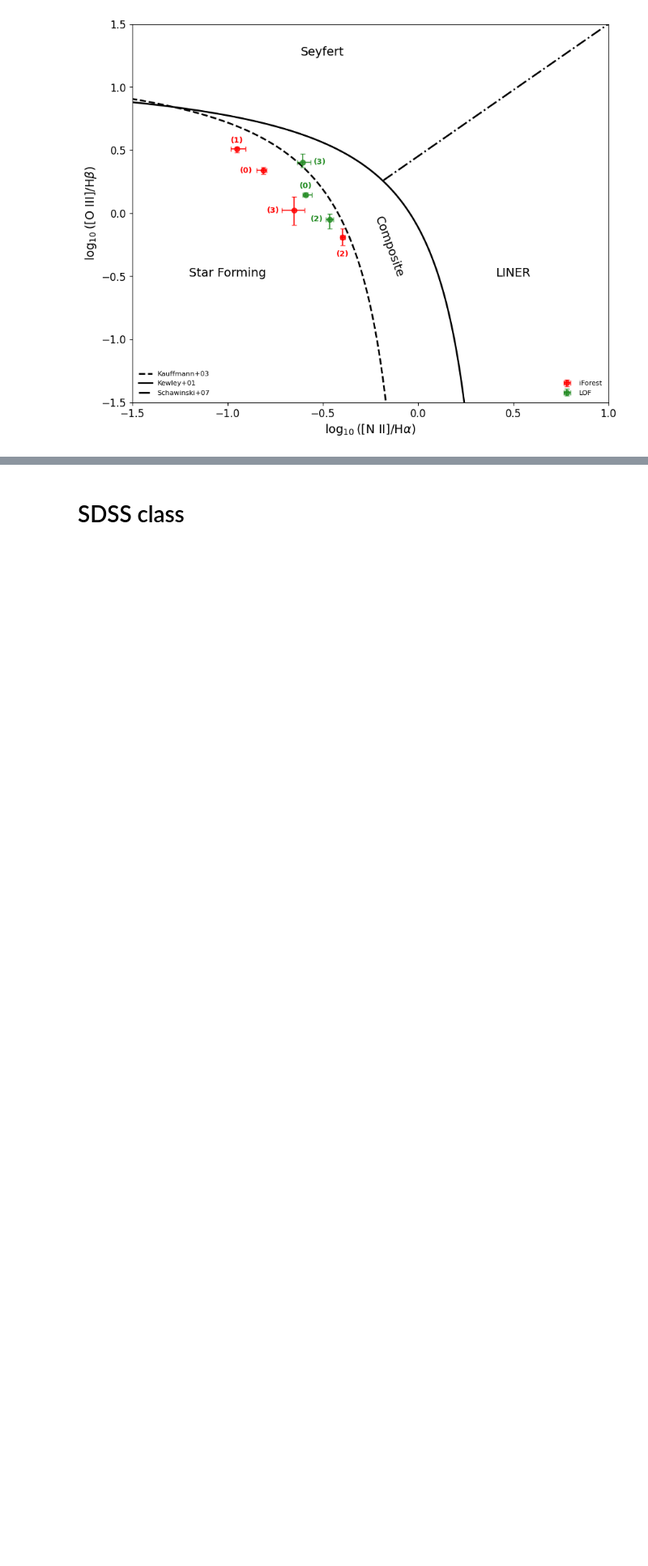
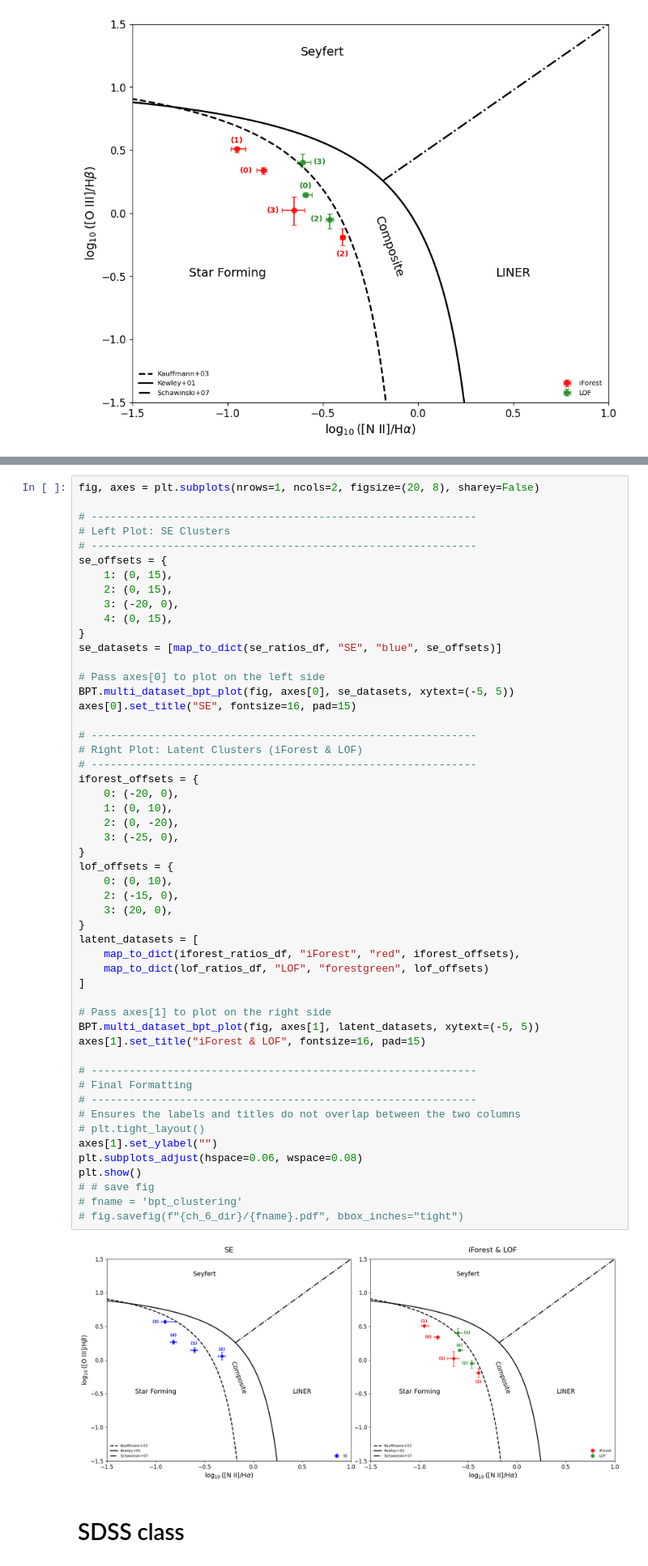
Before and after one commit to ed-ortizm/xai-astronomy, a Jupyter notebook: thesis/04_clustering_xai/07_adhoc_clustering.ipynb, the cells around one changed output, grey strips where cells are left out. Shown at 81% size. Cells and saved outputs as stored; diff of their text form; blank space fills up the shorter version.

```diff
--- a/thesis/04_clustering_xai/07_adhoc_clustering.ipynb
+++ b/thesis/04_clustering_xai/07_adhoc_clustering.ipynb
@@ -149,2 +151,56 @@ plt.show()
+# %%
+fig, axes = plt.subplots(nrows=1, ncols=2, figsize=(20, 8), sharey=False)
+
+# -------------------------------------------------------------
+# Left Plot: SE Clusters
+# -------------------------------------------------------------
+se_offsets = {
+    1: (0, 15),
+    2: (0, 15),
+    3: (-20, 0),
+    4: (0, 15),
+}
+se_datasets = [map_to_dict(se_ratios_df, "SE", "blue", se_offsets)]
+
+# Pass axes[0] to plot on the left side
+BPT.multi_dataset_bpt_plot(fig, axes[0], se_datasets, xytext=(-5, 5))
+axes[0].set_title("SE", fontsize=16, pad=15)
+
+# -------------------------------------------------------------
+# Right Plot: Latent Clusters (iForest & LOF)
+# -------------------------------------------------------------
+iforest_offsets = {
+    0: (-20, 0),
+    1: (0, 10),
+    2: (0, -20),
+    3: (-25, 0),
+}
+lof_offsets = {
+    0: (0, 10),
+    2: (-15, 0),
+    3: (20, 0),
+}
+latent_datasets = [
+    map_to_dict(iforest_ratios_df, "iForest", "red", iforest_offsets),
+    map_to_dict(lof_ratios_df, "LOF", "forestgreen", lof_offsets)
+]
+
+# Pass axes[1] to plot on the right side
+BPT.multi_dataset_bpt_plot(fig, axes[1], latent_datasets, xytext=(-5, 5))
+axes[1].set_title("iForest & LOF", fontsize=16, pad=15)
+
+# -------------------------------------------------------------
+# Final Formatting
+# -------------------------------------------------------------
+# Ensures the labels and titles do not overlap between the two columns
+# plt.tight_layout()
+axes[1].set_ylabel("")
+plt.subplots_adjust(hspace=0.06, wspace=0.08)
+plt.show()
+# # save fig
+# fname = 'bpt_clustering'
+# fig.savefig(f"{ch_6_dir}/{fname}.pdf", bbox_inches="tight")
+# %% [output]
+[figure, added]
 # %% [markdown]
 # SDSS class
```
Also changed, not shown: parts of 8 cells of this notebook, 2 other files.
